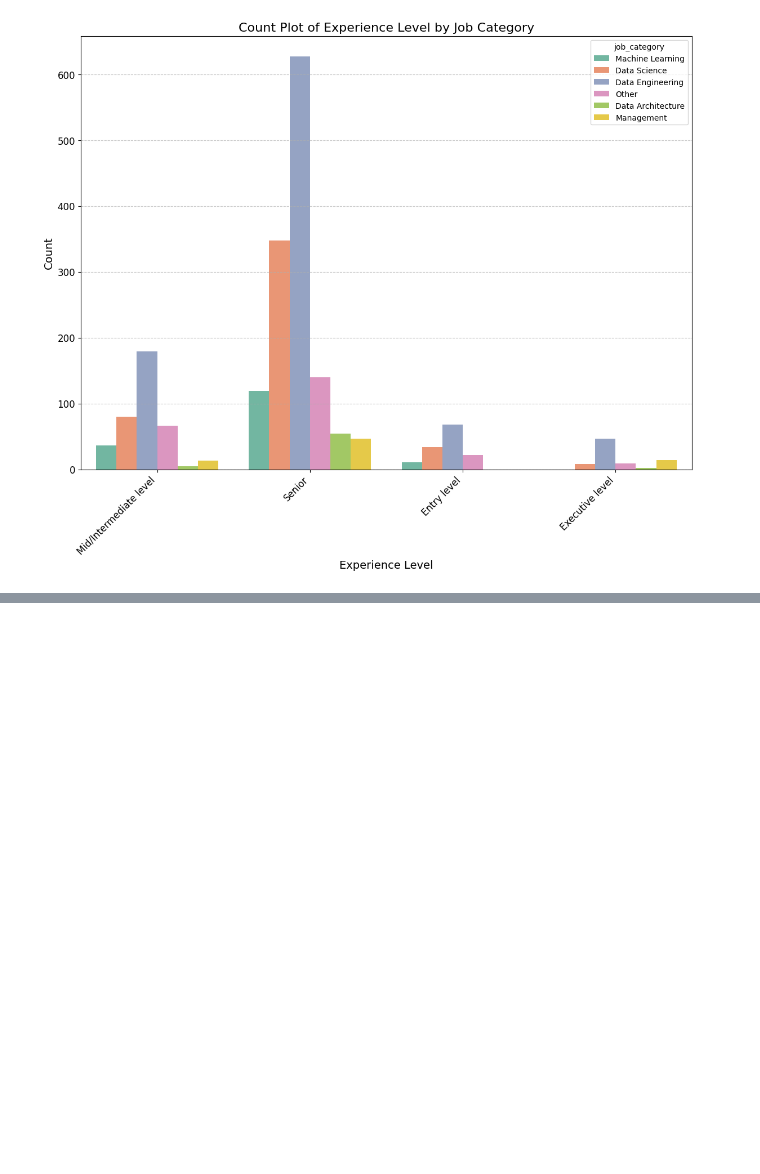
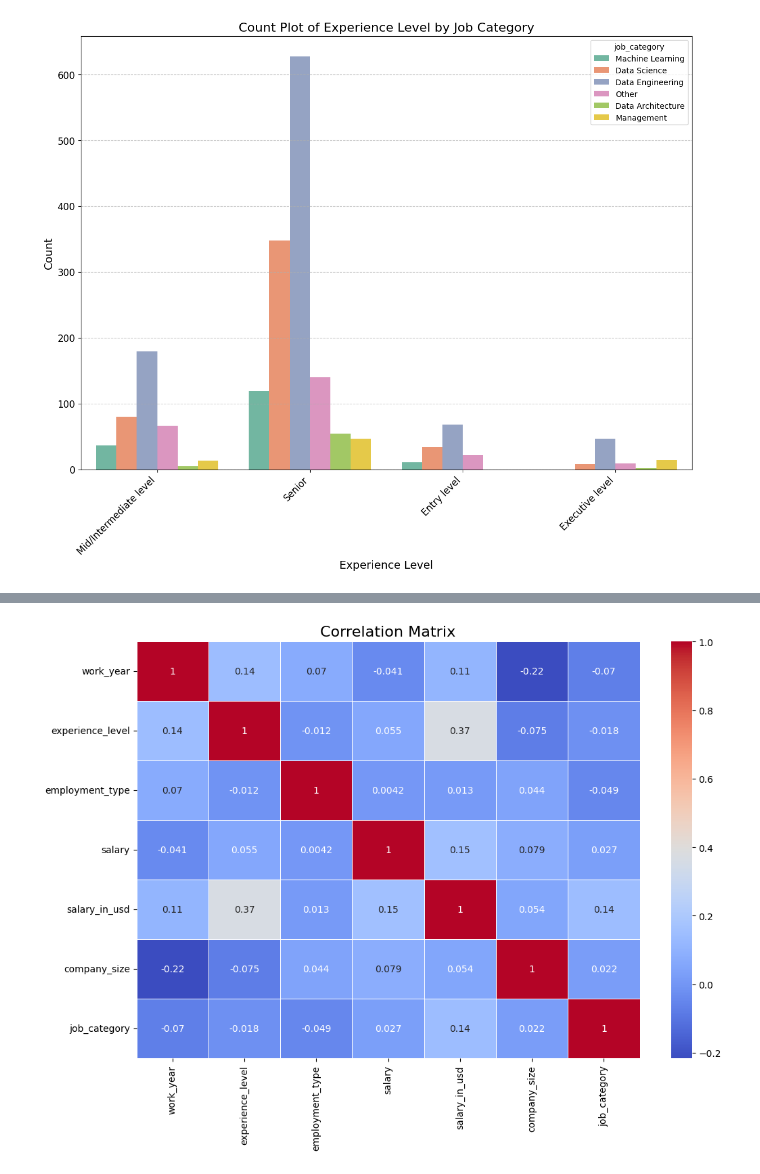
Before and after one commit to Raju-jrDev/Data-Science-job-analysis, a Jupyter notebook: main.ipynb, the cells around one changed output, grey strips where cells are left out. Cells and saved outputs as stored; diff of their text form; code cells hidden in the pictures; blank space fills up the shorter version.

```diff
--- a/main.ipynb
+++ b/main.ipynb
@@ -309,0 +401,43 @@ plt.show()
+# %%
+df['experience_level'] = df['experience_level'].replace({
+    'Senior': 3,
+    'Entry level': 1,
+    'Executive level': 4,
+    'Mid/Intermediate level': 2,
+})
+
+df['employment_type'] = df['employment_type'].replace({
+    'Freelancer': 1,
+    'Contractor': 2,
+    'Full-time': 3,
+    'Part-time': 4
+})
+
+df['company_size'] = df['company_size'].replace({
+    'SMALL': 1,
+    'MEDIUM': 2,
+    'LARGE': 3,
+})
+
+df['remote_ratio'] = df['remote_ratio'].astype(str)
+df['remote_ratio'] = df['remote_ratio'].replace({
+    'On-Site': 0,
+    'Half-Remote': 50,
+    'Full-Remote': 100,
+})
+df['job_category'] = df['job_category'].replace({
+    'Data Engineering': 1,
+    'Data Science': 2,
+    'Machine Learning': 3,
+    'Data Architecture': 4,
+    'Management': 5,
+    'Other': 6
+})
+# %%
+correlation_matrix = df.select_dtypes(include=['number']).corr()
+plt.figure(figsize=(12, 8))
+sns.heatmap(correlation_matrix, annot=True, cmap='coolwarm', linewidths=0.5)
+plt.title('Correlation Matrix', fontsize=16)
+plt.show()
+# %% [output]
+[figure, added]
```
Also changed, not shown: parts of 4 cells of this notebook.
